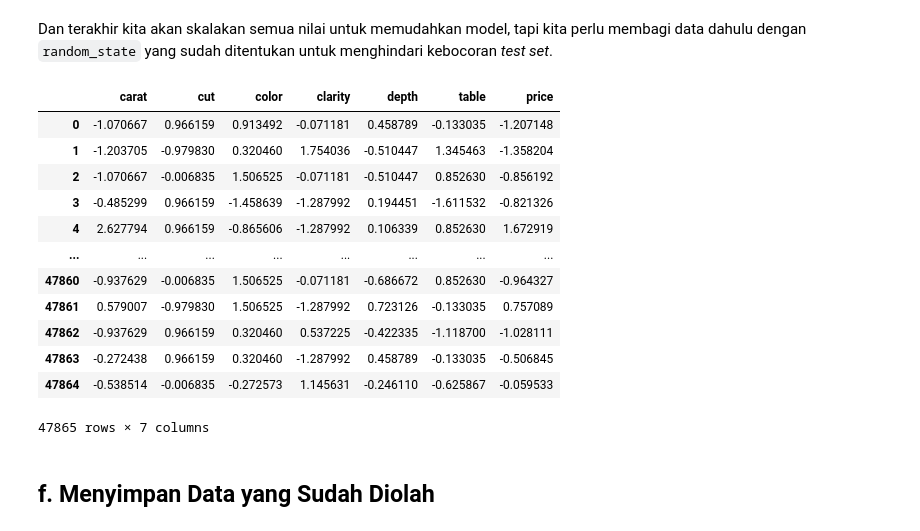
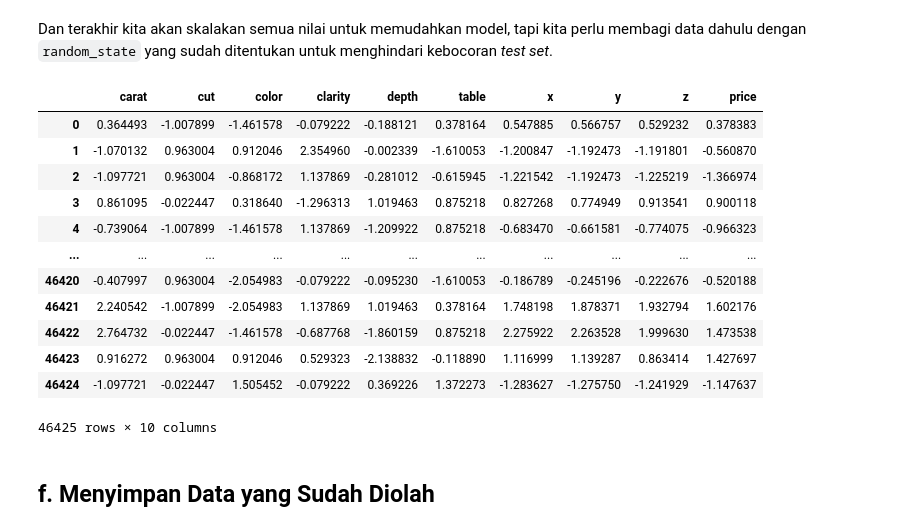
Before and after one commit to gdaffa/Eksperimen_SML_GibranDaffa, a Jupyter notebook: preprocessing/notebook.ipynb, the cells around one changed output. Drawn from its saved outputs; the diff is of its cells as text; code cells hidden in the pictures.

```diff
--- a/preprocessing/notebook.ipynb
+++ b/preprocessing/notebook.ipynb
@@ -396,7 +384,7 @@ df_prep1
 # %% [markdown]
 Kolom kategori diubah menjadi angka dengan urutan yang telah diatur di dataset.
 # %%
-df_prep2 = df_prep1.copy()
+df_prep2 = df.copy()
 df_prep2[category_cols] = ordinal_encoder.transform(df_prep2[category_cols])
 df_prep2
 # %% [output]
@@ -419,7 +407,7 @@ df_prep2
 Ada beberapa nilai kolom yang tidak wajar dan kita seharusnya menghapusnya.
 # %%
 df_prep3 = df_prep2.copy()
-outlier_treshold = 1.6
+outlier_treshold = 1.5
 
 for col in df_prep3.columns.drop([*category_cols]):
     col_val = df_prep3[col]
@@ -475,33 +463,33 @@ Dan terakhir kita akan skalakan semua nilai untuk memudahkan model, tapi kita pe
 # %%
 X = df_prep4.drop('price', axis=1)
 y = df_prep4[['price']]
 X_train, X_test, y_train, y_test = train_test_split(X, y, train_size=0.8, random_state=0)
 
 scaler_x, scaler_y = prep.StandardScaler(), prep.StandardScaler()
 X_train = scaler_x.fit_transform(X_train)
 X_test  = scaler_x.transform(X_test)
 y_train = scaler_y.fit_transform(y_train)
 y_test  = scaler_y.transform(y_test)
 
-X = [*X_train, *X_test]
-y = [*y_train, *y_test]
+X_prep = [*X_train, *X_test]
+y_prep = [*y_train, *y_test]
 
-df_prep5 = pd.DataFrame(np.concatenate([X, y], axis=1), columns=df_prep4.columns)
+df_prep5 = pd.DataFrame(np.concatenate([X_prep, y_prep], axis=1), columns=[*X.columns, *y.columns])
 df_prep5
 # %% [output]
-|  | carat | cut | color | clarity | depth | table | price |
-| 0 | -1.070667 | 0.966159 | 0.913492 | -0.071181 | 0.458789 | -0.133035 | -1.207148 |
-| 1 | -1.203705 | -0.979830 | 0.320460 | 1.754036 | -0.510447 | 1.345463 | -1.358204 |
-| 2 | -1.070667 | -0.006835 | 1.506525 | -0.071181 | -0.510447 | 0.852630 | -0.856192 |
-| 3 | -0.485299 | 0.966159 | -1.458639 | -1.287992 | 0.194451 | -1.611532 | -0.821326 |
-| 4 | 2.627794 | 0.966159 | -0.865606 | -1.287992 | 0.106339 | 0.852630 | 1.672919 |
-| ... | ... | ... | ... | ... | ... | ... | ... |
-| 47860 | -0.937629 | -0.006835 | 1.506525 | -0.071181 | -0.686672 | 0.852630 | -0.964327 |
-| 47861 | 0.579007 | -0.979830 | 1.506525 | -1.287992 | 0.723126 | -0.133035 | 0.757089 |
-| 47862 | -0.937629 | 0.966159 | 0.320460 | 0.537225 | -0.422335 | -1.118700 | -1.028111 |
-| 47863 | -0.272438 | 0.966159 | 0.320460 | -1.287992 | 0.458789 | -0.133035 | -0.506845 |
-| 47864 | -0.538514 | -0.006835 | -0.272573 | 1.145631 | -0.246110 | -0.625867 | -0.059533 |
+|  | carat | cut | color | clarity | depth | table | x | y | z | price |
+| 0 | 0.364493 | -1.007899 | -1.461578 | -0.079222 | -0.188121 | 0.378164 | 0.547885 | 0.566757 | 0.529232 | 0.378383 |
+| 1 | -1.070132 | 0.963004 | 0.912046 | 2.354960 | -0.002339 | -1.610053 | -1.200847 | -1.192473 | -1.191801 | -0.560870 |
+| 2 | -1.097721 | 0.963004 | -0.868172 | 1.137869 | -0.281012 | -0.615945 | -1.221542 | -1.192473 | -1.225219 | -1.366974 |
+| 3 | 0.861095 | -0.022447 | 0.318640 | -1.296313 | 1.019463 | 0.875218 | 0.827268 | 0.774949 | 0.913541 | 0.900118 |
+| 4 | -0.739064 | -1.007899 | -1.461578 | 1.137869 | -1.209922 | 0.875218 | -0.683470 | -0.661581 | -0.774075 | -0.966323 |
+| ... | ... | ... | ... | ... | ... | ... | ... | ... | ... | ... |
+| 46420 | -0.407997 | 0.963004 | -2.054983 | -0.079222 | -0.095230 | -1.610053 | -0.186789 | -0.245196 | -0.222676 | -0.520188 |
+| 46421 | 2.240542 | -1.007899 | -2.054983 | 1.137869 | 1.019463 | 0.378164 | 1.748198 | 1.878371 | 1.932794 | 1.602176 |
+| 46422 | 2.764732 | -0.022447 | -1.461578 | -0.687768 | -1.860159 | 0.875218 | 2.275922 | 2.263528 | 1.999630 | 1.473538 |
+| 46423 | 0.916272 | 0.963004 | 0.912046 | 0.529323 | -2.138832 | -0.118890 | 1.116999 | 1.139287 | 0.863414 | 1.427697 |
+| 46424 | -1.097721 | -0.022447 | 1.505452 | -0.079222 | 0.369226 | 1.372273 | -1.283627 | -1.275750 | -1.241929 | -1.147637 |
-47865 rows × 7 columns
+46425 rows × 10 columns
 # %% [markdown]
 ## f. Menyimpan Data yang Sudah Diolah
 # %%
```
Also changed, not shown: parts of 6 cells of this notebook, 1 other file.
